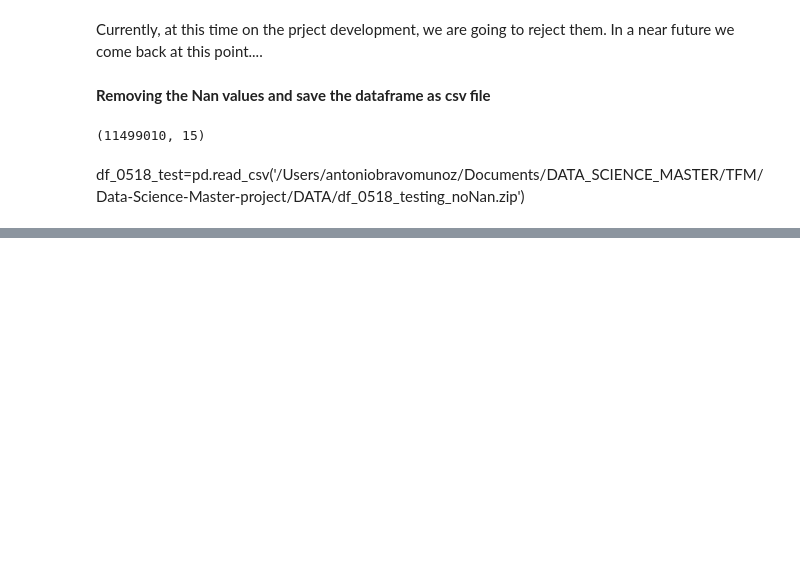
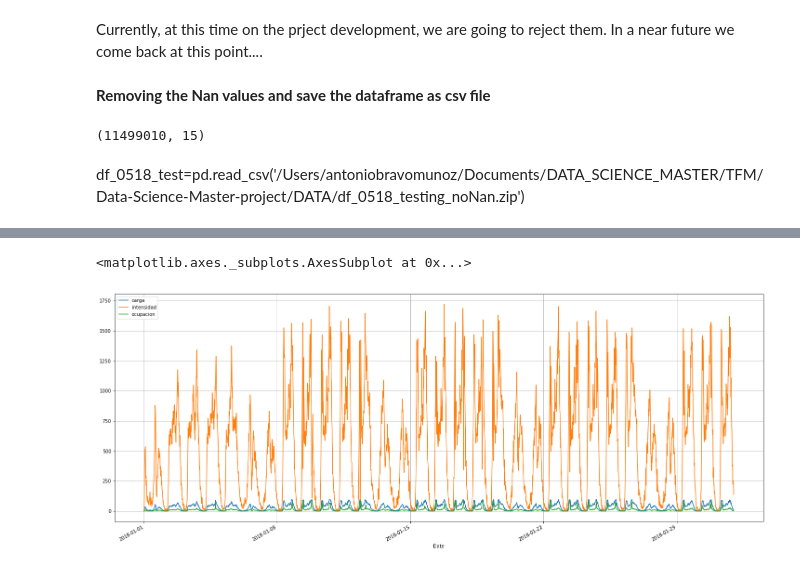
Before and after one commit to antoniobravo05/Data-Science-Master-project, a Jupyter notebook: Tests.ipynb, the cells around one changed output, grey strips where cells are left out. Saved outputs shown, nothing was run; the diff lists cells and outputs as text; code cells hidden in the pictures; blank space fills up the shorter version.

```diff
--- a/Tests.ipynb
+++ b/Tests.ipynb
@@ -687,0 +698,4 @@ df_0518_test=pd.read_csv('/Users/antoniobravomunoz/Documents/DATA_SCIENCE_MASTER
+# %%
+source='/Users/antoniobravomunoz/Documents/DATA_SCIENCE_MASTER/TFM/Data/Historico/01-2018.zip'
+data0118=pd.read_csv(source,sep=';')
+data0118.sample(10)
@@ -687,0 +722,8 @@ df_0518_test=pd.read_csv('/Users/antoniobravomunoz/Documents/DATA_SCIENCE_MASTER
+# %%
+data0118['fecha']=pd.to_datetime(data0118['fecha'], format='%Y-%m-%d %H:%M:%S')
+# %%
+data0118['Fecha']=data0118["fecha"].dt.date
+data0118['Hora']=data0118["fecha"].dt.time
+data0118["Date"]=data0118["fecha"]
+data0118 = data0118.drop('fecha', 1)
+data0118.dtypes
@@ -687,0 +743,5 @@ df_0518_test=pd.read_csv('/Users/antoniobravomunoz/Documents/DATA_SCIENCE_MASTER
+# %%
+data0118.loc[data0118['id'] == 6806].plot(x='Date',y=['carga','intensidad','ocupacion'],figsize=(25,10),grid=True)
+# %% [output]
+<matplotlib.axes._subplots.AxesSubplot at 0x...>
+[figure, added]
```
Also changed, not shown: parts of 16 cells of this notebook.
